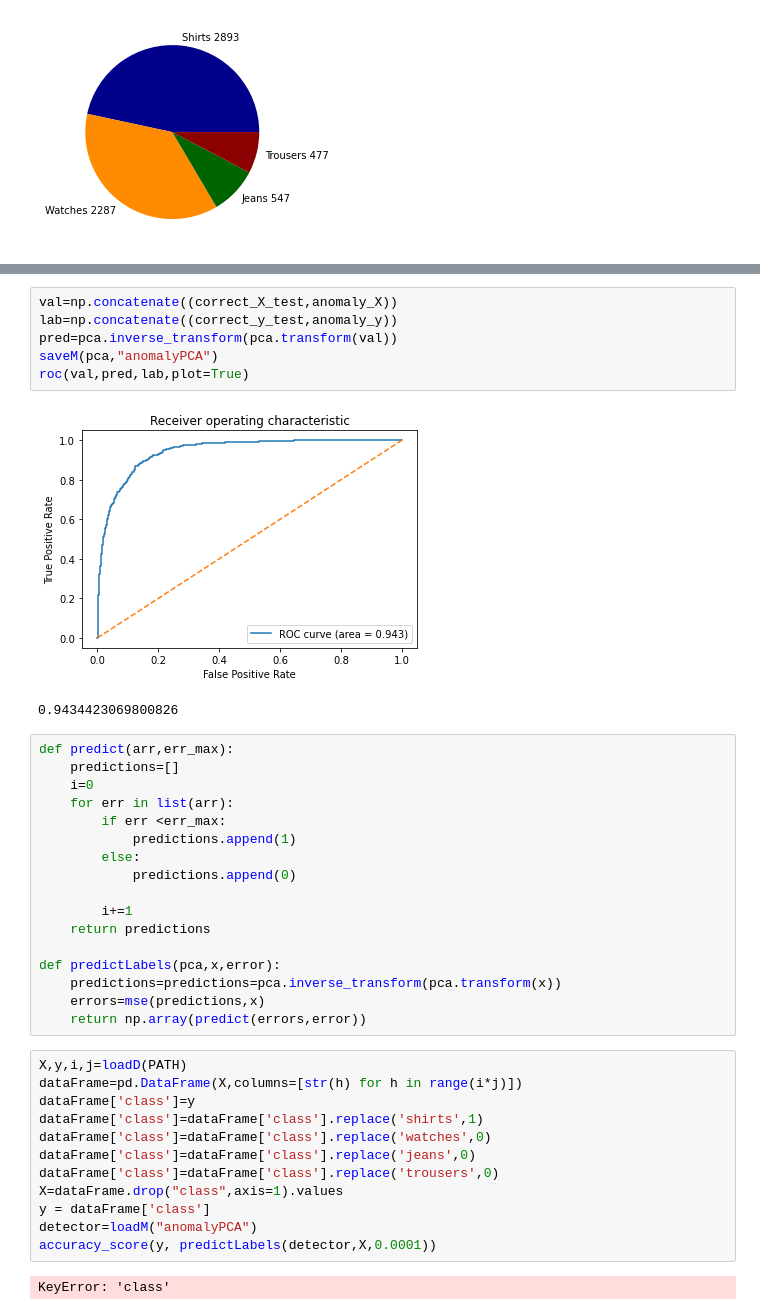
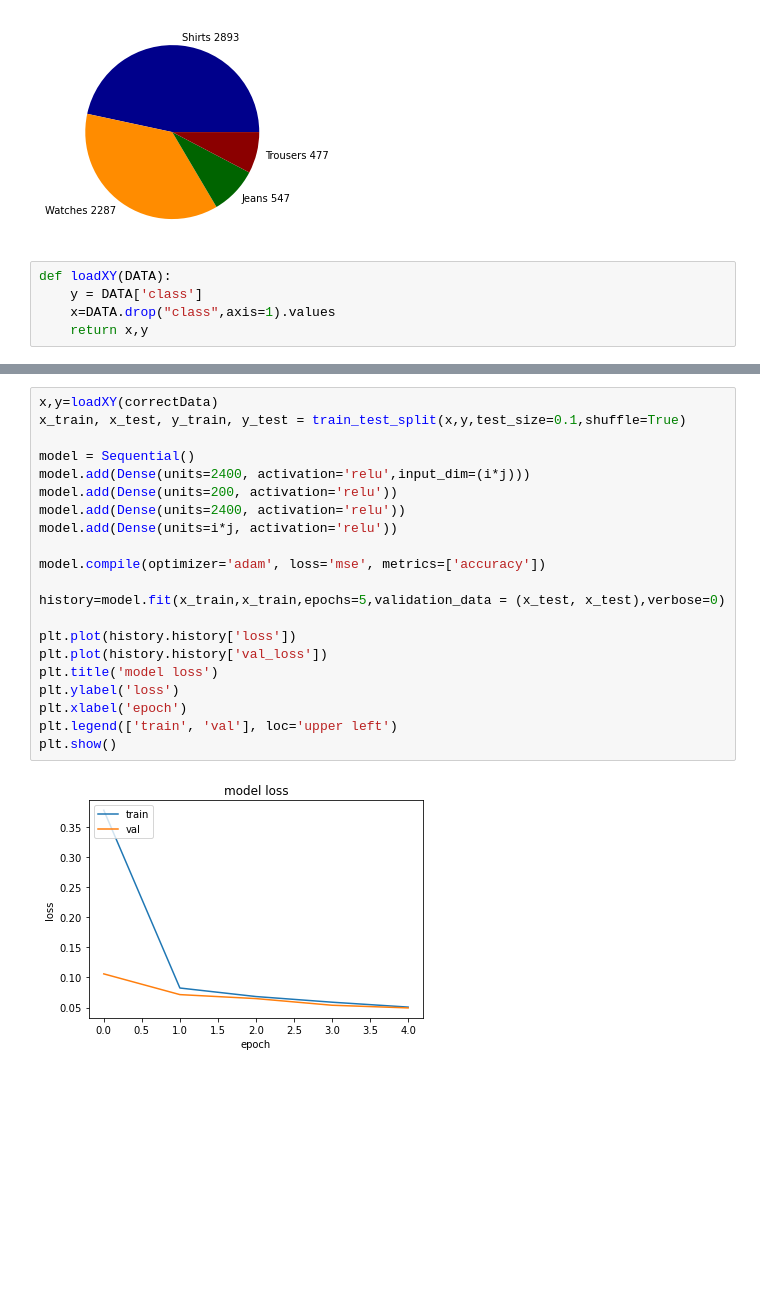
Before and after one commit to Elmaravilla7/ProjML, a Jupyter notebook: Untitled.ipynb, the cells around one changed output, grey strips where cells are left out. Saved outputs shown, nothing was run; the diff lists cells and outputs as text; blank space fills up the shorter version.

```diff
--- a/Untitled.ipynb
+++ b/Untitled.ipynb
@@ -301,4 +301,9 @@ plt.pie(pie, labels=labels,colors=['darkblue','darkorange','darkgreen','darkred'
 plt.show()
 # %% [output]
 [figure]
+# %%
+def loadXY(DATA):
+    y = DATA['class']
+    x=DATA.drop("class",axis=1).values
+    return x,y
 # %%
@@ -415,40 +379,23 @@ plt.show()
-# %%
-val=np.concatenate((correct_X_test,anomaly_X))
-lab=np.concatenate((correct_y_test,anomaly_y))
-pred=pca.inverse_transform(pca.transform(val))
-saveM(pca,"anomalyPCA")
-roc(val,pred,lab,plot=True)
-# %% [output]
-[figure, removed]
-0.9434423069800826
-# %%
-def predict(arr,err_max):
-    predictions=[]
-    i=0
-    for err in list(arr):
-        if err <err_max:
-            predictions.append(1)
-        else:
-            predictions.append(0)
-
-        i+=1
-    return predictions
-
-def predictLabels(pca,x,error):
-    predictions=predictions=pca.inverse_transform(pca.transform(x))
-    errors=mse(predictions,x)
-    return np.array(predict(errors,error))
-# %%
-X,y,i,j=loadD(PATH)
-dataFrame=pd.DataFrame(X,columns=[str(h) for h in range(i*j)])
-dataFrame['class']=y
-dataFrame['class']=dataFrame['class'].replace('shirts',1)
-dataFrame['class']=dataFrame['class'].replace('watches',0)
-dataFrame['class']=dataFrame['class'].replace('jeans',0)
-dataFrame['class']=dataFrame['class'].replace('trousers',0)
-X=dataFrame.drop("class",axis=1).values
-y = dataFrame['class']
-detector=loadM("anomalyPCA")
-accuracy_score(y, predictLabels(detector,X,0.0001))
-# %% [output]
-KeyError: 'class'
+# %%
+x,y=loadXY(correctData)
+x_train, x_test, y_train, y_test = train_test_split(x,y,test_size=0.1,shuffle=True)
+
+model = Sequential()
+model.add(Dense(units=2400, activation='relu',input_dim=(i*j)))
+model.add(Dense(units=200, activation='relu'))
+model.add(Dense(units=2400, activation='relu'))
+model.add(Dense(units=i*j, activation='relu'))
+
+model.compile(optimizer='adam', loss='mse', metrics=['accuracy'])
+
+history=model.fit(x_train,x_train,epochs=5,validation_data = (x_test, x_test),verbose=0)
+
+plt.plot(history.history['loss'])
+plt.plot(history.history['val_loss'])
+plt.title('model loss')
+plt.ylabel('loss')
+plt.xlabel('epoch')
+plt.legend(['train', 'val'], loc='upper left')
+plt.show()
+# %% [output]
+[figure, added]
```
Also changed, not shown: parts of 10 cells of this notebook.
